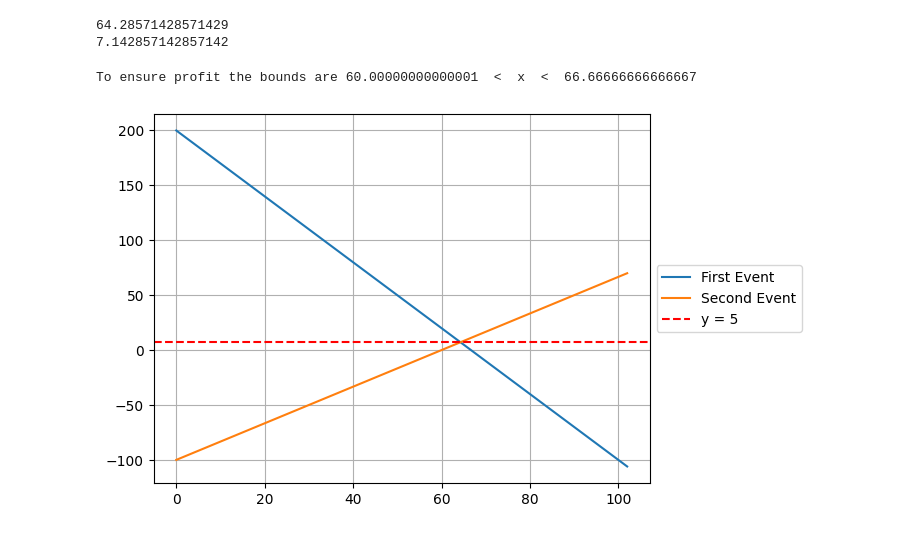
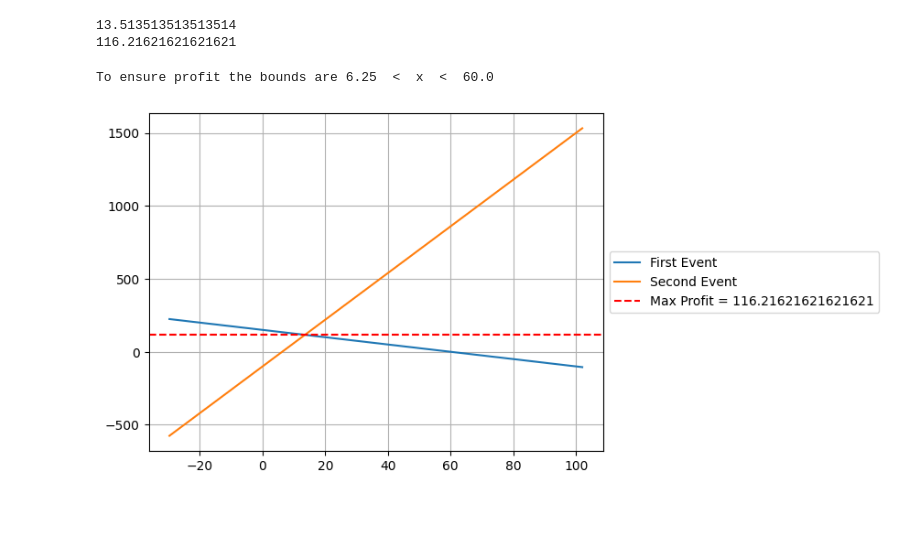
Before and after one commit to Faduzzle/Winter-25, a Jupyter notebook: Math 176 Math of Finance/Programs_Projects/Arbitrage_Sportsbetting/Arbitrage.ipynb, the cells around one changed output. Cells and saved outputs as stored; diff of their text form; code cells hidden in the pictures.

Commit message:
fixed the legend and centering of the graph

```diff
--- a/Math 176 Math of Finance/Programs_Projects/Arbitrage_Sportsbetting/Arbitrage.ipynb
+++ b/Math 176 Math of Finance/Programs_Projects/Arbitrage_Sportsbetting/Arbitrage.ipynb
@@ -8,34 +6,35 @@ Matplotlib is building the font cache; this may take a moment.
 class sports_arbi:
 
     def __init__(self,A,B,n):
-        self.k = np.linspace(0,1.02*n,400)
-        k=np.linspace(0,1.02*n,400)
+
         self.x = (n*(1+B))/(2+A+B)
         self.p = (n*(A*B-1))/(2+A+B)
+        self.k = np.linspace(self.x-(n-self.x)/2,1.02*n,400)
+        k=np.linspace(self.x-(n-self.x)/2,1.02*n,400)
         self.bound_1 = (B*n)/(B+1)
         self.bound_2 = n/(A+1)
         self.y1 = -k + B*(n-k)
         self.y2 = A*k - (n-k)
 # %%
-p1 = sports_arbi(2/3,2,100)
+p1 = sports_arbi(15,3/2,100)
 print(p1.x)
 print(p1.p)
 # %% [output]
-64.28571428571429
-7.142857142857142
+13.513513513513514
+116.21621621621621
 # %%
 if p1.bound_1 < p1.bound_2:
-    print('To ensure profit the bounds are ' +p1.bound_1+ '  <  x  <  '+p1.bound_2)
+    print('To ensure profit the bounds are ' +str(p1.bound_1)+ '  <  x  <  '+str(p1.bound_2))
 
 else:
     print('To ensure profit the bounds are ' +str(p1.bound_2)+ '  <  x  <  '+str(p1.bound_1))
 # %% [output]
-To ensure profit the bounds are 60.00000000000001  <  x  <  66.66666666666667
+To ensure profit the bounds are 6.25  <  x  <  60.0
 # %%
 plt.plot(p1.k,p1.y1,label = "First Event")
 plt.plot(p1.k,p1.y2,label = "Second Event")
-plt.axhline(y=p1.p, color='r', linestyle='--', label='y = 5')
+plt.axhline(y=p1.p, color='r', linestyle='--', label='Max Profit = '+str(p1.p))
 plt.grid()
 plt.legend(loc='center left', bbox_to_anchor=(1, 0.5));
 # %% [output]
-[figure, old version]
+[figure, new version]
```
Also changed, not shown: parts of 1 cell of this notebook.
